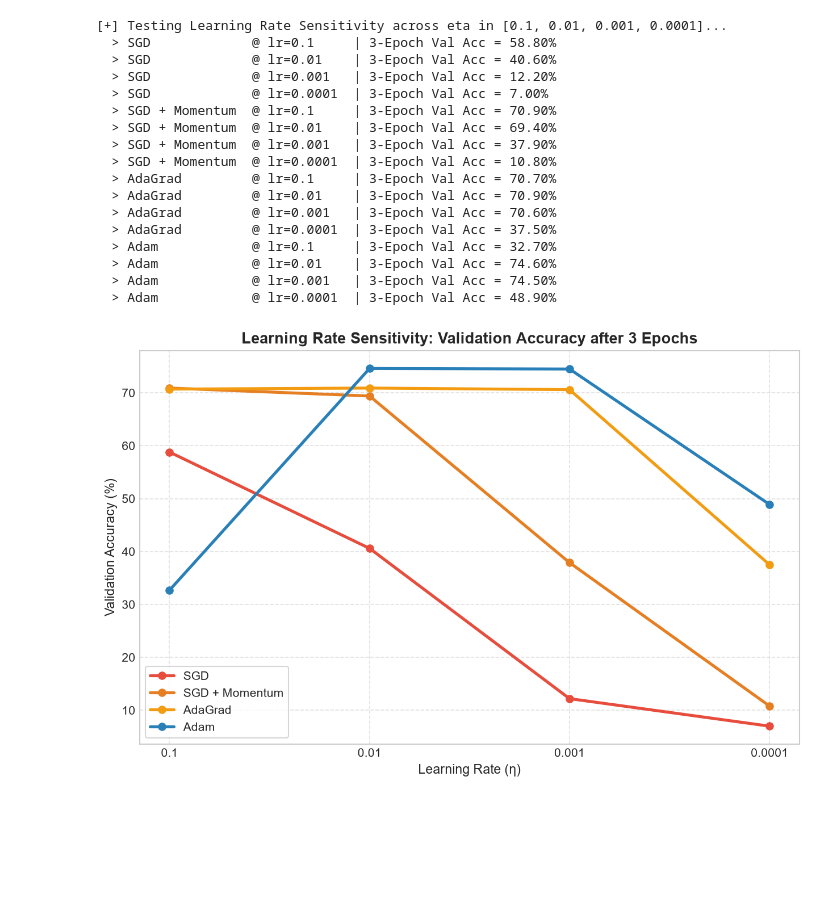
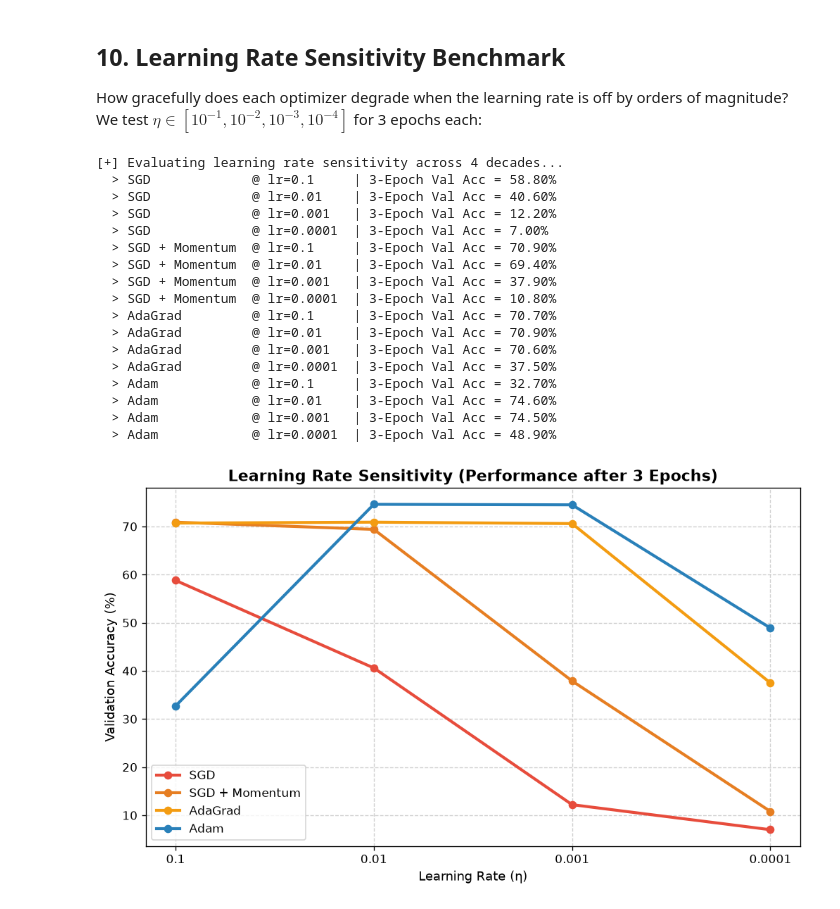
Before and after one commit to Kunal-Kamod25/Machine-Learning-2026-27, a Jupyter notebook: optimizers_deep_dive.ipynb, the cells around one changed output. Cells and saved outputs as stored; diff of their text form; code cells hidden in the pictures; blank space fills up the shorter version.

```diff
--- a/optimizers_deep_dive.ipynb
+++ b/optimizers_deep_dive.ipynb
@@ -252,0 +391,16 @@ print(df_summary.to_string(index=False))
+# %%
+# Run Optimizer 6: Nadam
+opt_name = "Nadam"
+get_opt = lambda m: optim.NAdam(m.parameters(), lr=0.001, betas=(0.9, 0.999))
+color = "#27ae60"  # Green
+
+hist, dur = train_and_plot_optimizer(opt_name, get_opt, color, epochs=10)
+all_benchmark_results[opt_name] = hist
+summary_table_rows.append({
+    "Optimizer": opt_name,
+    "Final Train Loss": round(hist["train_loss"][-1], 4),
+    "Final Val Loss": round(hist["val_loss"][-1], 4),
+    "Final Val Acc (%)": round(hist["val_acc"][-1], 2),
+    "Peak Val Acc (%)": round(max(hist["val_acc"]), 2),
+    "Total Time (s)": round(dur, 2)
+})
@@ -314,72 +505,77 @@ plt.show()
+# %% [markdown]
+## 10. Learning Rate Sensitivity Benchmark
+
+How gracefully does each optimizer degrade when the learning rate is off by orders of magnitude?
+We test $\eta \in [10^{-1}, 10^{-2}, 10^{-3}, 10^{-4}]$ for 3 epochs each:
 # %%
 # -------------------------------------------------------------
-# STEP 7: Learning Rate Sensitivity Sweep (4 Orders of Magnitude)
+# STEP 7: Multi-Decade Learning Rate Sensitivity Sweep
 # -------------------------------------------------------------
-learning_rates = [0.1, 0.01, 0.001, 0.0001]
-tested_optimizers = ["SGD", "SGD + Momentum", "AdaGrad", "Adam"]
-sensitivity_scores = {opt: [] for opt in tested_optimizers}
+lrs = [0.1, 0.01, 0.001, 0.0001]
+test_opts = ["SGD", "SGD + Momentum", "AdaGrad", "Adam"]
+sens_results = {opt: [] for opt in test_opts}
 
-def build_sens_opt(opt_name, model_inst, lr_val):
+def get_sens_opt(opt_name, model_inst, lr):
     if opt_name == "SGD":
-        return optim.SGD(model_inst.parameters(), lr=lr_val)
+        return optim.SGD(model_inst.parameters(), lr=lr)
     elif opt_name == "SGD + Momentum":
-        return optim.SGD(model_inst.parameters(), lr=lr_val, momentum=0.9)
+        return optim.SGD(model_inst.parameters(), lr=lr, momentum=0.9)
     elif opt_name == "AdaGrad":
-        return optim.Adagrad(model_inst.parameters(), lr=lr_val)
+        return optim.Adagrad(model_inst.parameters(), lr=lr)
     elif opt_name == "Adam":
-        return optim.Adam(model_inst.parameters(), lr=lr_val)
+        return optim.Adam(model_inst.parameters(), lr=lr)
 
-print("[+] Testing Learning Rate Sensitivity across eta in [0.1, 0.01, 0.001, 0.0001]...")
-for opt_name in tested_optimizers:
-    for lr in learning_rates:
+print("[+] Evaluating learning rate sensitivity across 4 decades...")
+for opt in test_opts:
+    for lr in lrs:
         set_seed(42)
         m = BenchmarkMLP().to(device)
         m.load_state_dict(copy.deepcopy(initial_weights))
-        opt = build_sens_opt(opt_name, m, lr)
+        optimizer = get_sens_opt(opt, m, lr)
 
         m.train()
-        for epoch in range(3):
+        for ep in range(3):
             for x, y in train_loader:
                 x, y = x.to(device), y.to(device)
-                opt.zero_grad()
+                optimizer.zero_grad()
                 out = m(x)
                 loss = criterion(out, y)
                 loss.backward()
-                opt.step()
+                optimizer.step()
 
         _, acc = evaluate_model(m, val_loader)
-        sensitivity_scores[opt_name].append(acc)
-        print(f"  > {opt_name:15s} @ lr={lr:<7} | 3-Epoch Val Acc = {acc:.2f}%")
+        sens_results[opt].append(acc)
+        print(f"  > {opt:15s} @ lr={lr:<7} | 3-Epoch Val Acc = {acc:.2f}%")
 
-# Plot sensitivity curve
-plt.figure(figsize=(10, 6))
-for opt_name in tested_optimizers:
-    plt.plot([str(lr) for lr in learning_rates], sensitivity_scores[opt_name],
-             marker='o', linewidth=2.5, label=opt_name, color=color_map[opt_name])
+# Plot Sensitivity Curve
+plt.figure(figsize=(10, 5.5))
+for opt in test_opts:
+    plt.plot([str(lr) for lr in lrs], sens_results[opt], marker='o', linewidth=2.5,
+             label=opt, color=color_map[opt])
 
-plt.title("Learning Rate Sensitivity: Validation Accuracy after 3 Epochs", fontsize=13, fontweight='bold')
+plt.title("Learning Rate Sensitivity (Performance after 3 Epochs)", fontsize=13, fontweight='bold')
 plt.xlabel("Learning Rate (\u03b7)", fontsize=11)
 plt.ylabel("Validation Accuracy (%)", fontsize=11)
 plt.legend(frameon=True)
 plt.grid(True, linestyle="--", alpha=0.6)
 plt.show()
 # %% [output]
-[+] Testing Learning Rate Sensitivity across eta in [0.1, 0.01, 0.001, 0.0001]...
+[+] Evaluating learning rate sensitivity across 4 decades...
   > SGD             @ lr=0.1     | 3-Epoch Val Acc = 58.80%
   > SGD             @ lr=0.01    | 3-Epoch Val Acc = 40.60%
   > SGD             @ lr=0.001   | 3-Epoch Val Acc = 12.20%
   > SGD             @ lr=0.0001  | 3-Epoch Val Acc = 7.00%
   > SGD + Momentum  @ lr=0.1     | 3-Epoch Val Acc = 70.90%
   > SGD + Momentum  @ lr=0.01    | 3-Epoch Val Acc = 69.40%
   > SGD + Momentum  @ lr=0.001   | 3-Epoch Val Acc = 37.90%
   > SGD + Momentum  @ lr=0.0001  | 3-Epoch Val Acc = 10.80%
   > AdaGrad         @ lr=0.1     | 3-Epoch Val Acc = 70.70%
   > AdaGrad         @ lr=0.01    | 3-Epoch Val Acc = 70.90%
   > AdaGrad         @ lr=0.001   | 3-Epoch Val Acc = 70.60%
   > AdaGrad         @ lr=0.0001  | 3-Epoch Val Acc = 37.50%
   > Adam            @ lr=0.1     | 3-Epoch Val Acc = 32.70%
   > Adam            @ lr=0.01    | 3-Epoch Val Acc = 74.60%
   > Adam            @ lr=0.001   | 3-Epoch Val Acc = 74.50%
   > Adam            @ lr=0.0001  | 3-Epoch Val Acc = 48.90%
-[figure, old version]
+[figure, new version]
 # %% [markdown]
```
Also changed, not shown: parts of 25 cells of this notebook, 1 other file.
